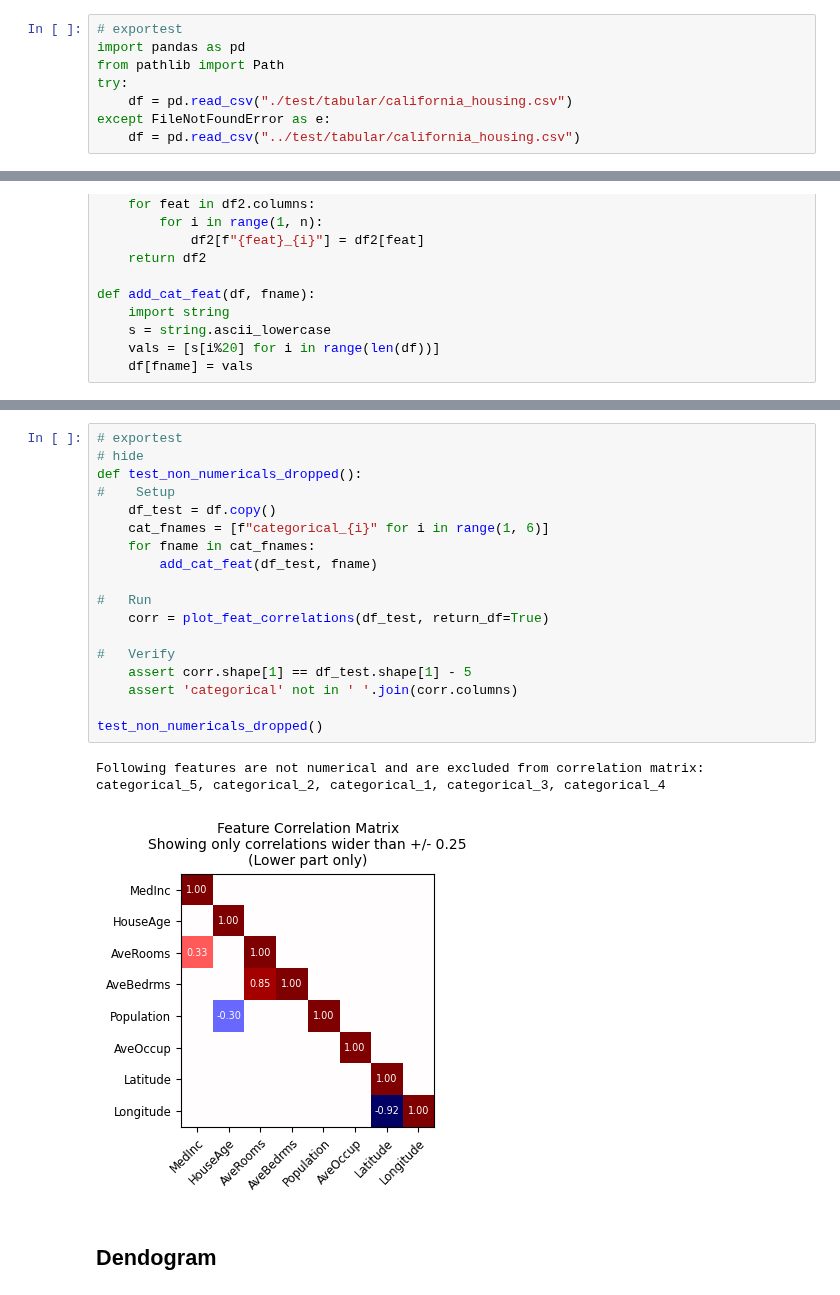
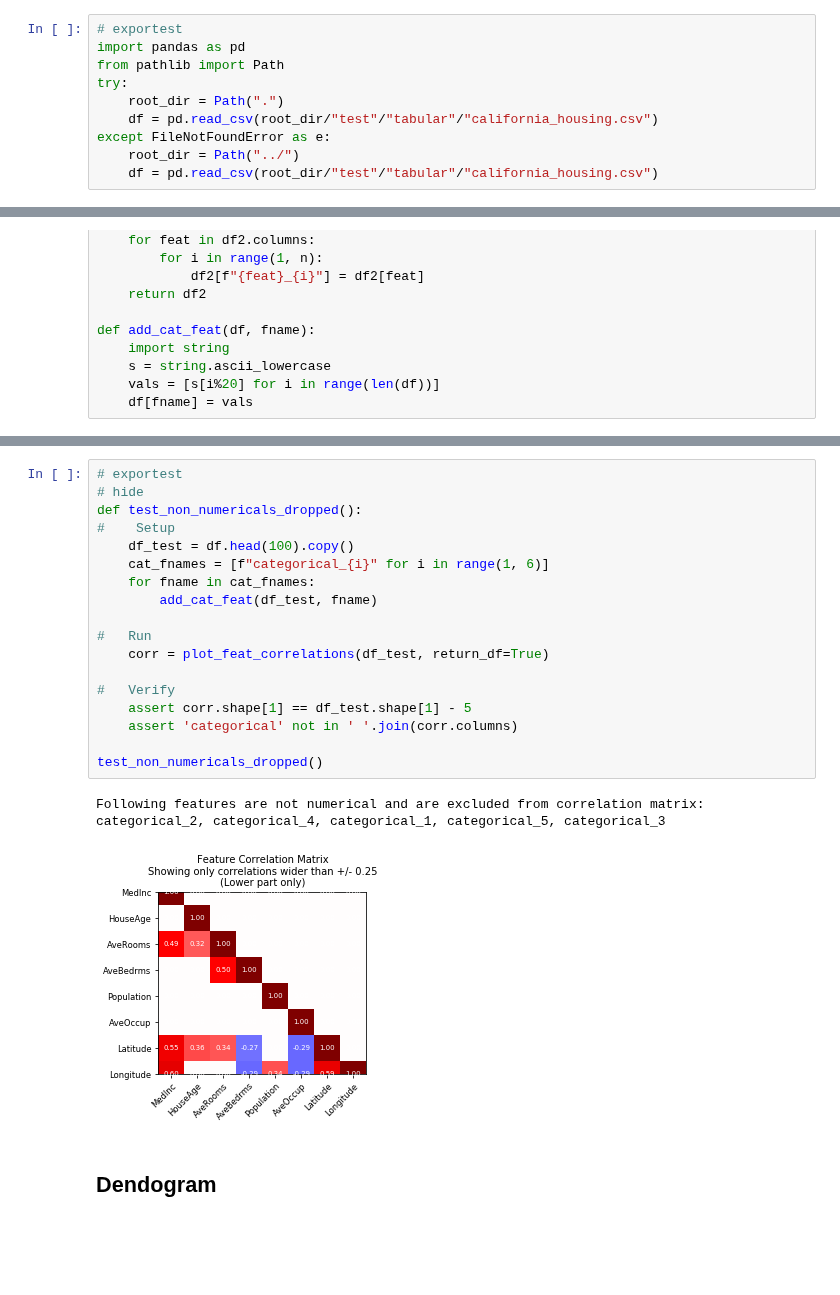
Before and after one commit to unpackAI/unpackai, a Jupyter notebook: nbs/35_tabular_data.ipynb, the cells around one changed output, grey strips where cells are left out. Drawn from its saved outputs; the diff is of its cells as text; blank space fills up the shorter version.

Commit message:
🏄‍♀️ faster test

```diff
--- a/nbs/35_tabular_data.ipynb
+++ b/nbs/35_tabular_data.ipynb
@@ -29,9 +29,11 @@ sys.path.append(str(root_dir / "test"))
 import pandas as pd
 from pathlib import Path
 try:
-    df = pd.read_csv("./test/tabular/california_housing.csv")
+    root_dir = Path(".")
+    df = pd.read_csv(root_dir/"test"/"tabular"/"california_housing.csv")
 except FileNotFoundError as e:
-    df = pd.read_csv("../test/tabular/california_housing.csv")
+    root_dir = Path("../")
+    df = pd.read_csv(root_dir/"test"/"tabular"/"california_housing.csv")
 # %% [markdown]
 ## Dropping the columns with too much missing value
 # %%
@@ -266,24 +268,24 @@ test_return_df_false()
 # %%
 # exportest
 # hide
 def test_non_numericals_dropped():
 #    Setup
-    df_test = df.copy()
+    df_test = df.head(100).copy()
     cat_fnames = [f"categorical_{i}" for i in range(1, 6)]
     for fname in cat_fnames:
         add_cat_feat(df_test, fname)
 
 #   Run
     corr = plot_feat_correlations(df_test, return_df=True)
 
 #   Verify
     assert corr.shape[1] == df_test.shape[1] - 5
     assert 'categorical' not in ' '.join(corr.columns)
 
 test_non_numericals_dropped()
 # %% [output]
-Following features are not numerical and are excluded from correlation matrix: categorical_5, categorical_2, categorical_1, categorical_3, categorical_4
+Following features are not numerical and are excluded from correlation matrix: categorical_2, categorical_4, categorical_1, categorical_5, categorical_3
-[figure, old version]
+[figure, new version]
 # %% [markdown]
 ## Dendogram
 # %%
```
Also changed, not shown: parts of 2 cells of this notebook, 2 other files.
